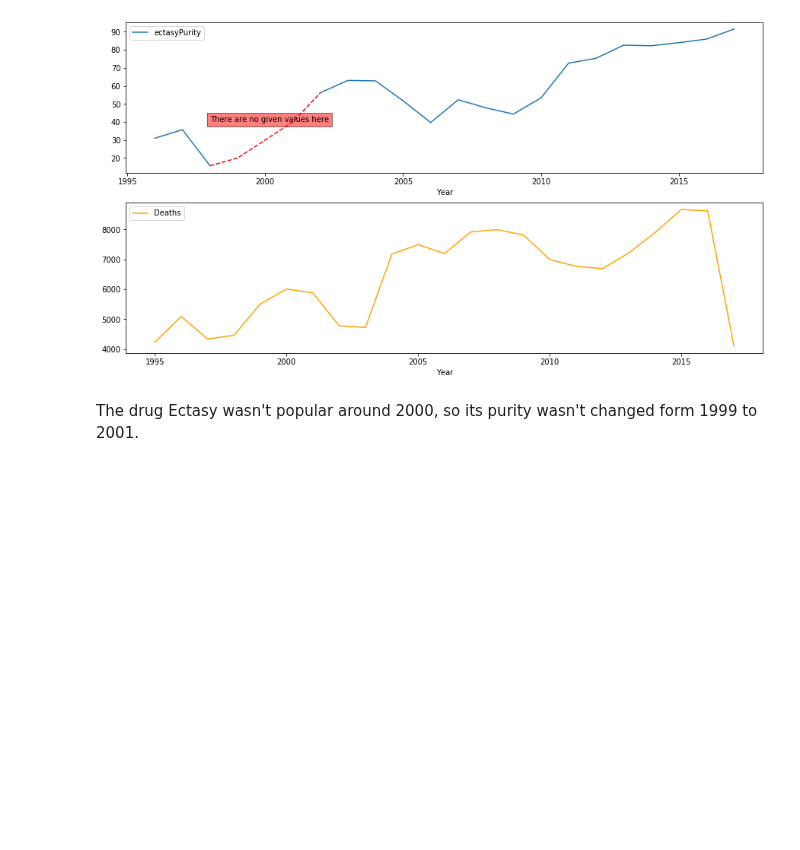
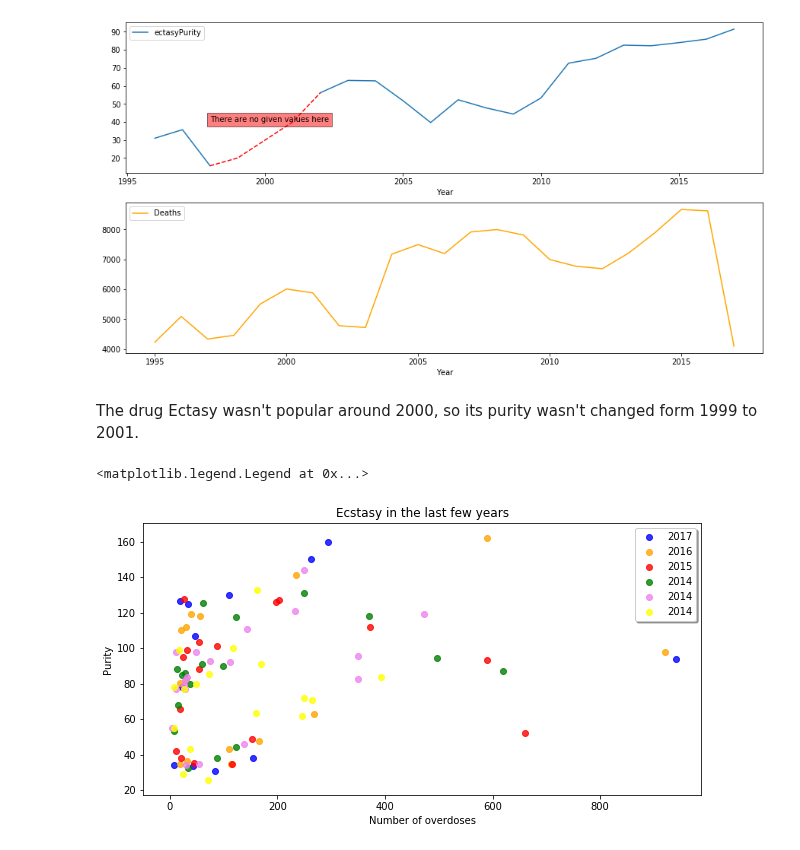
Before and after one commit to danilo1214/PR20ddpdjphv, a Jupyter notebook: Jovan Purity and Deaths.ipynb, the cells around one changed output. Drawn from its saved outputs; the diff is of its cells as text; code cells hidden in the pictures; blank space fills up the shorter version.

```diff
--- a/Jovan Purity and Deaths.ipynb
+++ b/Jovan Purity and Deaths.ipynb
@@ -92,3 +148,20 @@ purityEctasy.plot(x='Year',y='Deaths', ax = axes[1], color='orange').locator_par
 [figure]
 # %% [markdown]
 The drug Ectasy wasn't popular around 2000, so its purity wasn't changed form 1999 to 2001.
+# %%
+pEctasy.drop(pEctasy.tail(3).index,inplace=True)
+# %%
+plt.figure(figsize=(10,5))
+plt.scatter(Deaths[2017], pEctasy[2017], c= 'blue', label = '2017', alpha = 0.8)
+plt.scatter(Deaths[2016], pEctasy[2016], c= 'orange', label = '2016', alpha = 0.8)
+plt.scatter(Deaths[2015], pEctasy[2015], c= 'red', label = '2015', alpha = 0.8)
+plt.scatter(Deaths[2014], pEctasy[2014], c= 'green', label = '2014', alpha = 0.8)
+plt.scatter(Deaths[2013], pEctasy[2013], c= 'violet', label = '2014', alpha = 0.8)
+plt.scatter(Deaths[2012], pEctasy[2011], c= 'yellow', label = '2014', alpha = 0.8)
+plt.xlabel("Number of overdoses",fontsize=10)
+plt.ylabel("Purity",fontsize=10)
+plt.title("Ecstasy in the last few years")
+plt.legend(loc="best",shadow=True)
+# %% [output]
+<matplotlib.legend.Legend at 0x...>
+[figure, added]
```
Also changed, not shown: parts of 8 cells of this notebook.
